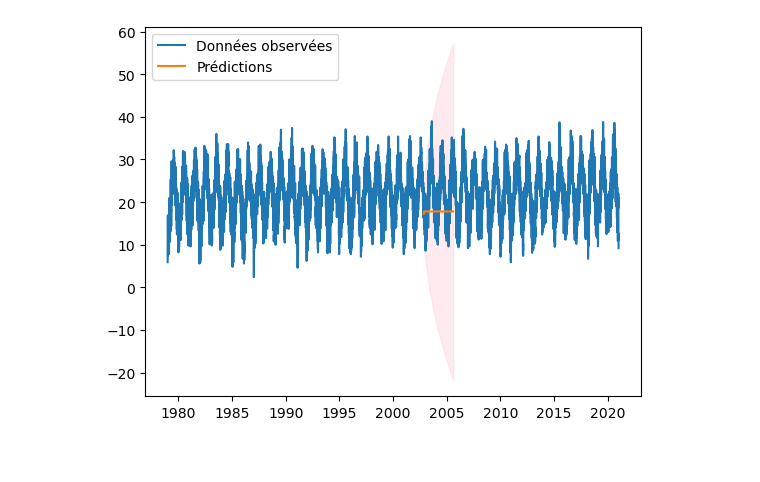
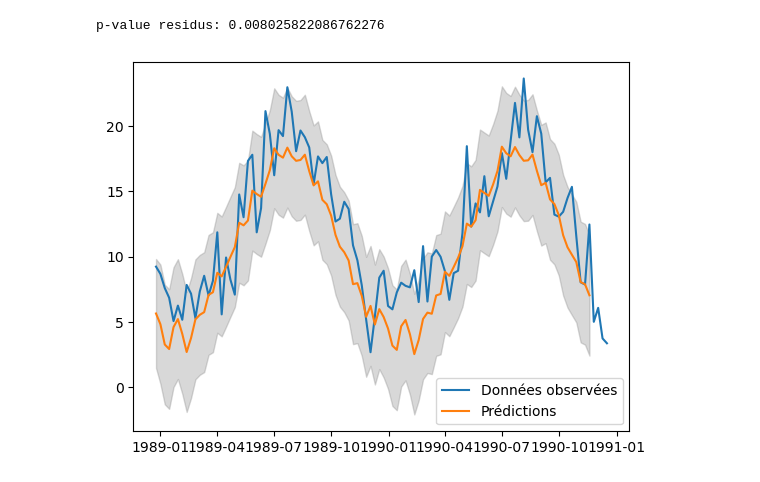
Before and after one commit to Bastien-OC20/StreamWeather, a Jupyter notebook: TpTemporelle.ipynb, the cells around one changed output. Saved outputs shown, nothing was run; the diff lists cells and outputs as text; code cells hidden in the pictures.

Commit message:
Modele Fonctionnel, peut etre ameliore

```diff
--- a/TpTemporelle.ipynb
+++ b/TpTemporelle.ipynb
@@ -9,7 +54,7 @@ data.set_index('date', inplace=True)
 # %%
-data.head()
-missing_p = data.isnull().mean()*100
+missing_p = data_weekly.isnull().mean()*100
 missing_p = missing_p[missing_p > 0]
 print (missing_p)
-data = data.dropna()
+
+data = pd.read_csv('data/data_weekly.csv')
 # %% [output]
@@ -19,0 +62,4 @@ data['mean_temp'] = data['mean_temp'] +10
+# %%
+data['date'] = pd.to_datetime(data['date'])
+data.set_index('date', inplace=True)
+print (data)
@@ -71,9 +154,14 @@ Total fit time: 64.336 seconds
 # %%
+#Train le modele en focntion des meilleurs parametres
 from statsmodels.tsa.arima.model import ARIMA
+from statsmodels.tsa.statespace.sarimax import SARIMAX
 
-train = data[0:12000]
-test = data[12000:]
+train = data[1:520]
+test = data [520:624]
 
-model = ARIMA(train, order=(1,1,2))
+#model = ARIMA(train, order=(1,1,2))
+#model_fit = model.fit()
+
+model = SARIMAX(train, order=(3, 0, 2), seasonal_order=(1, 1, 1, 52))
 model_fit = model.fit()
 # %%
@@ -87,3 +176,9 @@ plt.show()
+# %%
+# Vérification de la stationnarité des résidus avec ADF
+result_resid = adfuller(residuals)[1]
+print('p-value residus:', result_resid)
+# %% [output]
+p-value residus: 0.008025822086762276
 # %%
 import numpy as np
 def plot_forecast(fc, train, test, upper=None, lower=None):
@@ -103,15 +198,15 @@ def plot_forecast(fc, train, test, upper=None, lower=None):
     plt.title('Forecast vs Actuals')
     plt.legend(loc='upper left', fontsize=8)
 # %%
-forecast = model_fit.get_forecast(steps = 1000)
-forecast_mean = forecast.predicted_mean
-forecast_conf_int = forecast.conf_int()
+forecast = model_fit.get_forecast(steps = 100)
+forecast_mean = forecast.predicted_mean -10
+forecast_conf_int = forecast.conf_int() -10
 
 # Affichage des prévisions avec intervalle de confiance
-plt.plot(data, label="Données observées")
+plt.plot(data[520:624] -10, label="Données observées")
 plt.plot(forecast_mean, label="Prédictions")
-plt.fill_between(forecast_conf_int.index, forecast_conf_int.iloc[:, 0], forecast_conf_int.iloc[:, 1], color='pink', alpha=0.3)
+plt.fill_between(forecast_conf_int.index, forecast_conf_int.iloc[:, 0], forecast_conf_int.iloc[:, 1], color='grey', alpha=0.3)
 plt.legend()
 plt.show()
 # %% [output]
-[figure, old version]
+[figure, new version]
```
Also changed, not shown: parts of 15 cells of this notebook, 1 other file.
